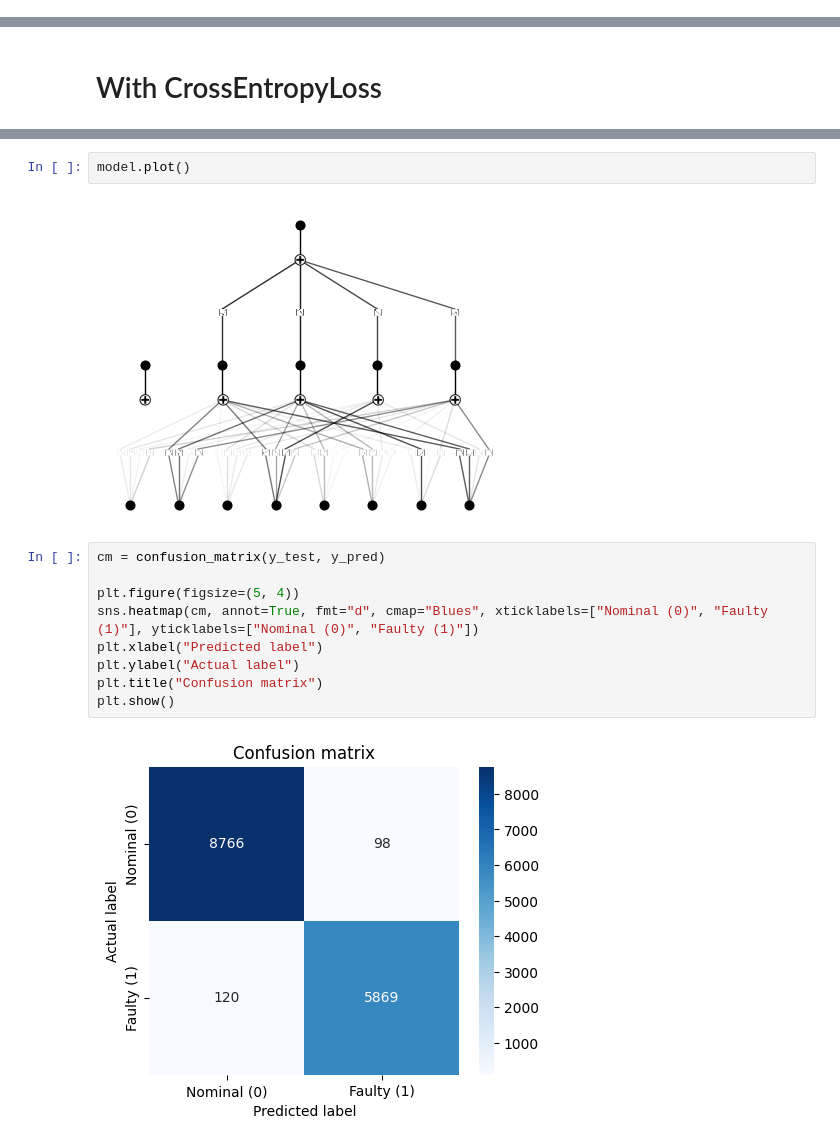
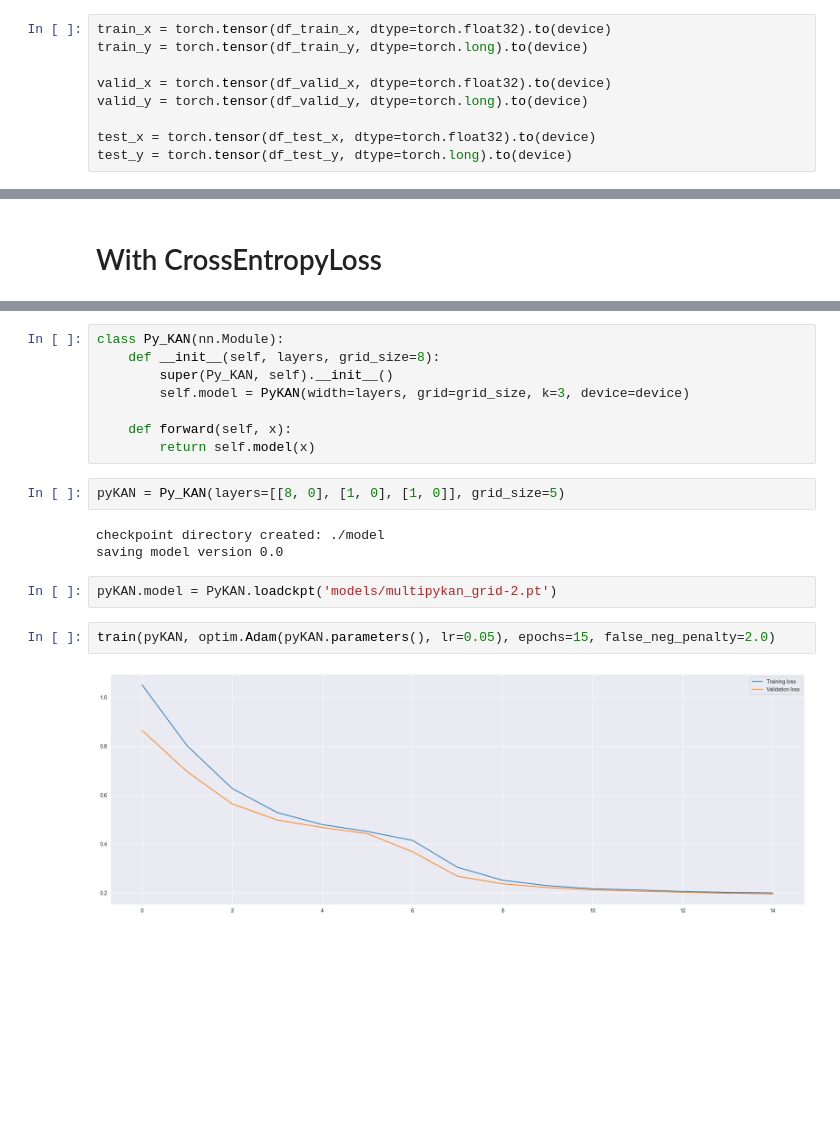
Before and after one commit to MrPio/PHM_North_America_2024_Challenge, a Jupyter notebook: 3-Fault_Detection/3-Fault_Detection.ipynb, the cells around one changed output, grey strips where cells are left out. Saved outputs shown, nothing was run; the diff lists cells and outputs as text; blank space fills up the shorter version.

```diff
--- a/3-Fault_Detection/3-Fault_Detection.ipynb
+++ b/3-Fault_Detection/3-Fault_Detection.ipynb
@@ -41,0 +45,9 @@ X_test = scaler.transform(X_test)
+# %%
+train_x = torch.tensor(df_train_x, dtype=torch.float32).to(device)
+train_y = torch.tensor(df_train_y, dtype=torch.long).to(device)
+
+valid_x = torch.tensor(df_valid_x, dtype=torch.float32).to(device)
+valid_y = torch.tensor(df_valid_y, dtype=torch.long).to(device)
+
+test_x = torch.tensor(df_test_x, dtype=torch.float32).to(device)
+test_y = torch.tensor(df_test_y, dtype=torch.long).to(device)
@@ -174,15 +177,19 @@ F1-score:  0.982
-# %%
-model.plot()
-# %% [output]
-[figure, removed]
-# %%
-cm = confusion_matrix(y_test, y_pred)
-
-plt.figure(figsize=(5, 4))
-sns.heatmap(cm, annot=True, fmt="d", cmap="Blues", xticklabels=["Nominal (0)", "Faulty (1)"], yticklabels=["Nominal (0)", "Faulty (1)"])
-plt.xlabel("Predicted label")
-plt.ylabel("Actual label")
-plt.title("Confusion matrix")
-plt.show()
-# %% [output]
-[figure, removed]
+# %%
+class Py_KAN(nn.Module):
+    def __init__(self, layers, grid_size=8):
+        super(Py_KAN, self).__init__()
+        self.model = PyKAN(width=layers, grid=grid_size, k=3, device=device)
+
+    def forward(self, x):
+        return self.model(x)
+# %%
+pyKAN = Py_KAN(layers=[[8, 0], [1, 0], [1, 0]], grid_size=5)
+# %% [output]
+checkpoint directory created: ./model
+saving model version 0.0
+# %%
+pyKAN.model = PyKAN.loadckpt('models/multipykan_grid-2.pt')
+# %%
+train(pyKAN, optim.Adam(pyKAN.parameters(), lr=0.05), epochs=15, false_neg_penalty=2.0)
+# %% [output]
+[figure, added]
```
Also changed, not shown: parts of 21 cells of this notebook, 15 other files.
